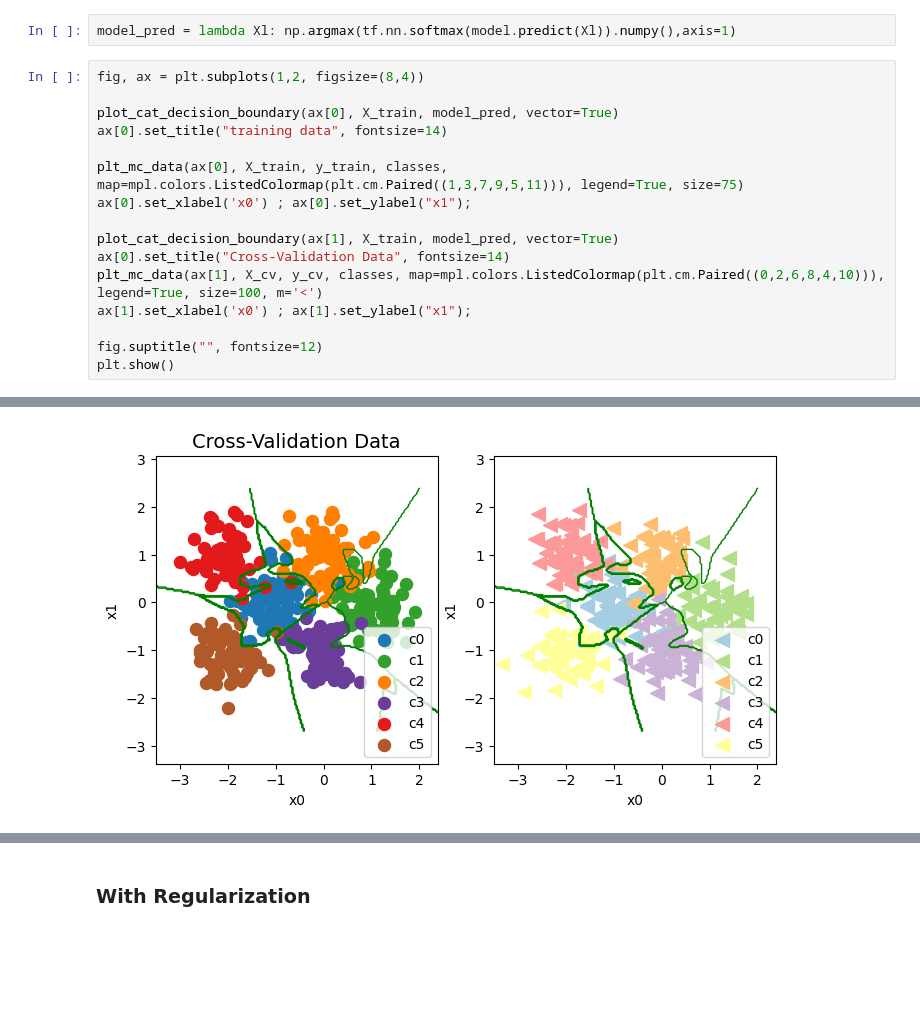
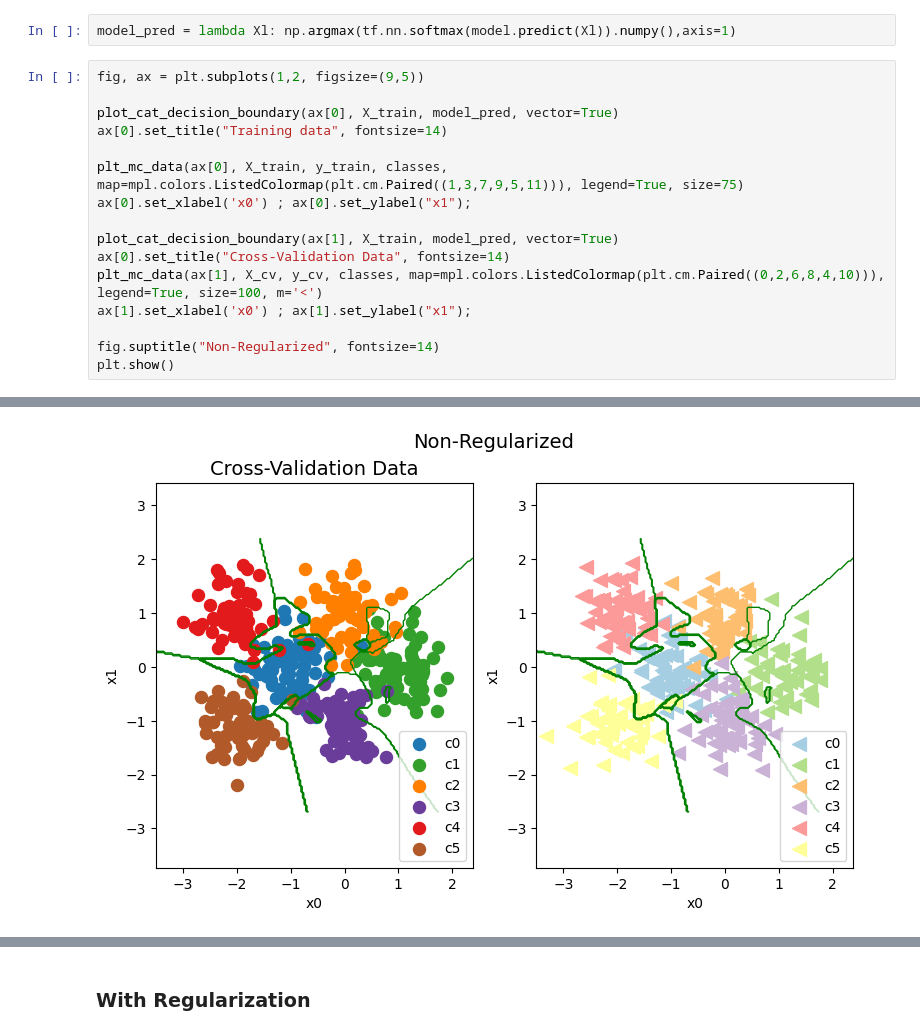
Before and after one commit to SaiVenkatesh007/Regularized-Neural-Network, a Jupyter notebook: code.ipynb, the cells around one changed output, grey strips where cells are left out. Drawn from its saved outputs; the diff is of its cells as text; blank space fills up the shorter version.

```diff
--- a/code.ipynb
+++ b/code.ipynb
@@ -235,10 +237,10 @@ _________________________________________________________________
 # %%
 model_pred = lambda Xl: np.argmax(tf.nn.softmax(model.predict(Xl)).numpy(),axis=1)
 # %%
-fig, ax = plt.subplots(1,2, figsize=(8,4))
+fig, ax = plt.subplots(1,2, figsize=(9,5))
 
 plot_cat_decision_boundary(ax[0], X_train, model_pred, vector=True)
-ax[0].set_title("training data", fontsize=14)
+ax[0].set_title("Training data", fontsize=14)
 
 plt_mc_data(ax[0], X_train, y_train, classes, map=mpl.colors.ListedColormap(plt.cm.Paired((1,3,7,9,5,11))), legend=True, size=75)
 ax[0].set_xlabel('x0') ; ax[0].set_ylabel("x1");
@@ -248,6 +250,6 @@ ax[0].set_title("Cross-Validation Data", fontsize=14)
 plt_mc_data(ax[1], X_cv, y_cv, classes, map=mpl.colors.ListedColormap(plt.cm.Paired((0,2,6,8,4,10))), legend=True, size=100, m='<')
 ax[1].set_xlabel('x0') ; ax[1].set_ylabel("x1");
 
-fig.suptitle("", fontsize=12)
+fig.suptitle("Non-Regularized", fontsize=14)
 plt.show()
 # %% [output]
@@ -256,4 +258,4 @@ plt.show()
-[figure, old version]
+[figure, new version]
 # %%
 training_cat_err = eval_cat_err(y_train, model_pred(X_train))
 cv_cat_err = eval_cat_err(y_cv, model_pred(X_cv))
```
Also changed, not shown: parts of 15 cells of this notebook.
